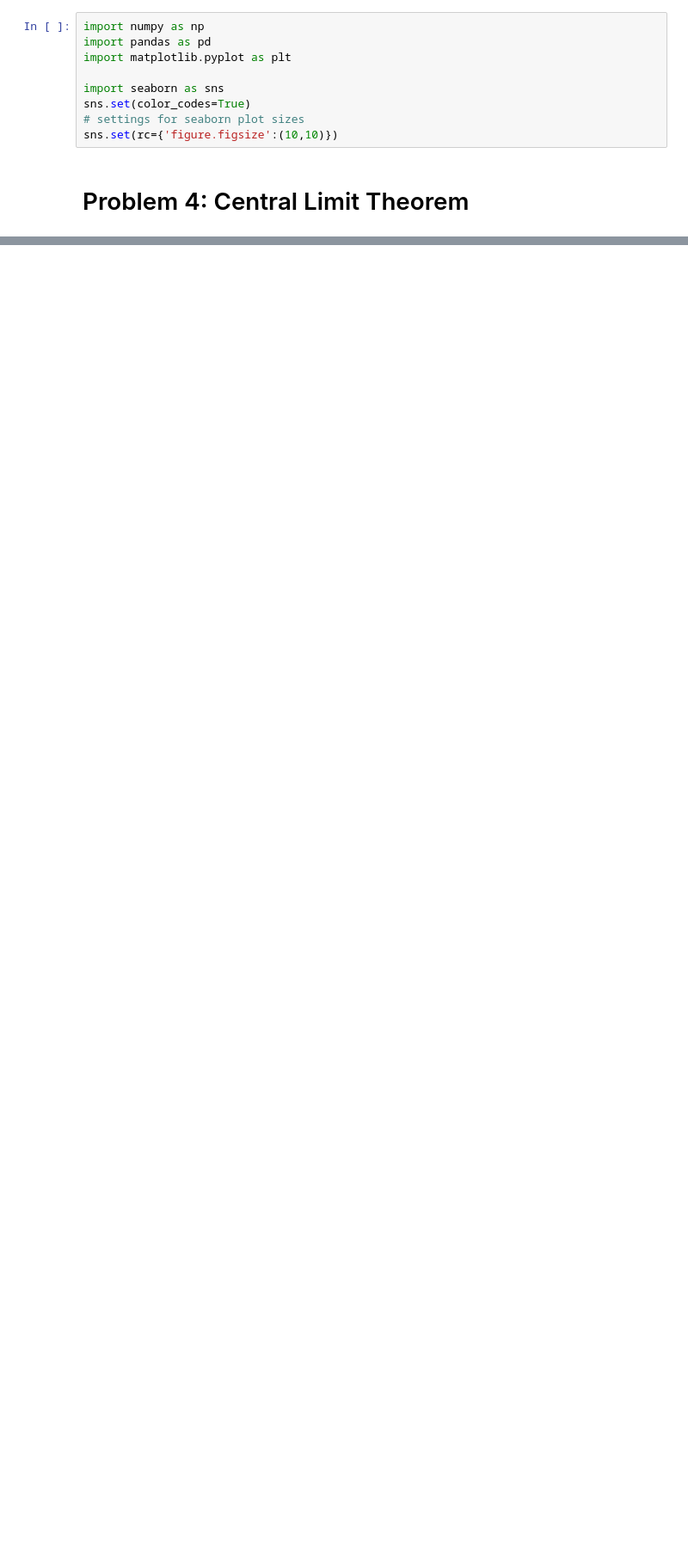
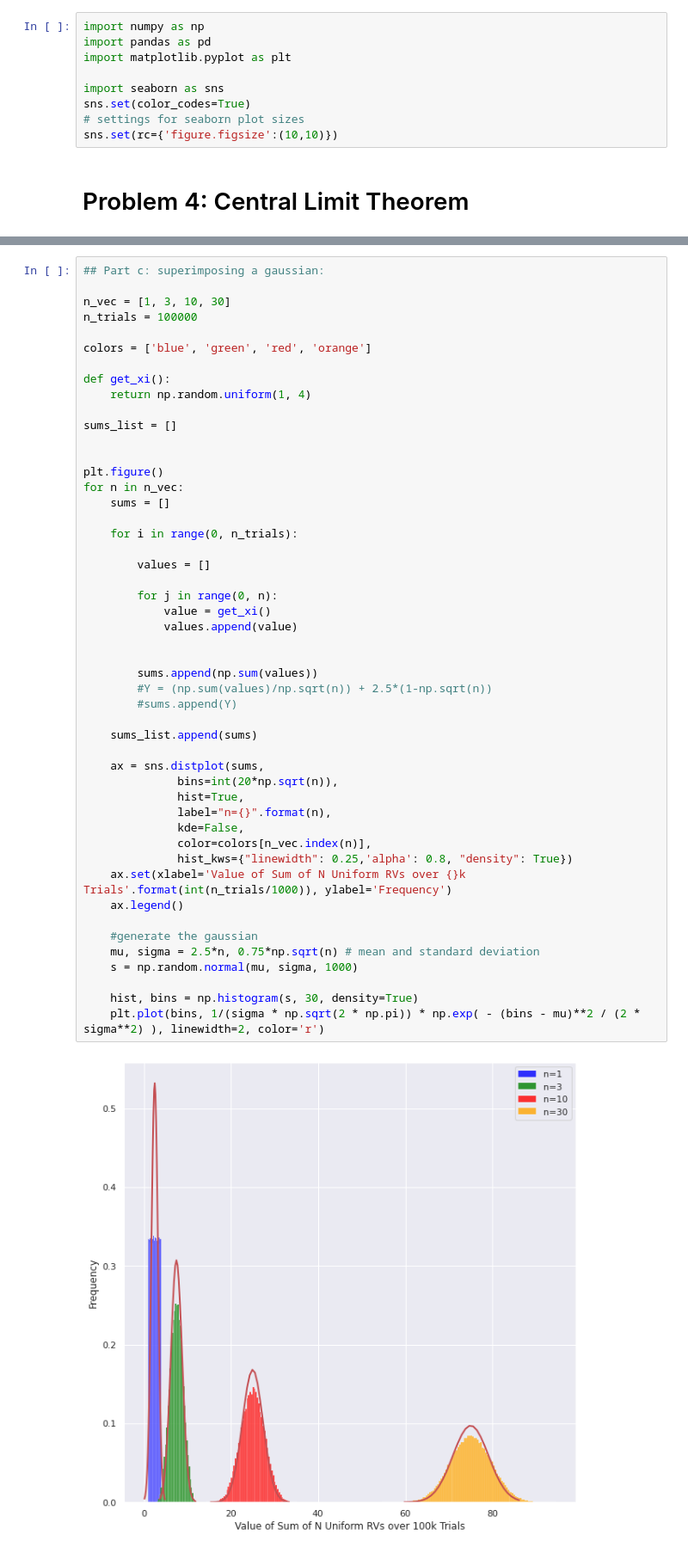
Before and after one commit to krauthammera/ee131a_finalproj, a Jupyter notebook: Problem4.ipynb, the cells around one changed output, grey strips where cells are left out. Shown: that part at 86% size. Drawn from its saved outputs; the diff is of its cells as text; blank space fills up the shorter version.

```diff
--- a/Problem4.ipynb
+++ b/Problem4.ipynb
@@ -107,3 +117,54 @@ plt.legend()
 # %% [output]
 <matplotlib.legend.Legend at 0x...>
 [figure]
+# %%
+## Part c: superimposing a gaussian:
+
+n_vec = [1, 3, 10, 30]
+n_trials = 100000
+
+colors = ['blue', 'green', 'red', 'orange']
+
+def get_xi():
+    return np.random.uniform(1, 4)
+
+sums_list = []
+
+
+plt.figure()
+for n in n_vec:
+    sums = []
+
+    for i in range(0, n_trials):
+
+        values = []
+
+        for j in range(0, n):
+            value = get_xi()
+            values.append(value)
+
+
+        sums.append(np.sum(values))
+        #Y = (np.sum(values)/np.sqrt(n)) + 2.5*(1-np.sqrt(n))
+        #sums.append(Y)
+
+    sums_list.append(sums)
+
+    ax = sns.distplot(sums,
+              bins=int(20*np.sqrt(n)),
+              hist=True,
+              label="n={}".format(n),
+              kde=False,
+              color=colors[n_vec.index(n)],
+              hist_kws={"linewidth": 0.25,'alpha': 0.8, "density": True})
+    ax.set(xlabel='Value of Sum of N Uniform RVs over {}k Trials'.format(int(n_trials/1000)), ylabel='Frequency')
+    ax.legend()
+
+    #generate the gaussian
+    mu, sigma = 2.5*n, 0.75*np.sqrt(n) # mean and standard deviation
+    s = np.random.normal(mu, sigma, 1000)
+
+    hist, bins = np.histogram(s, 30, density=True)
+    plt.plot(bins, 1/(sigma * np.sqrt(2 * np.pi)) * np.exp( - (bins - mu)**2 / (2 * sigma**2) ), linewidth=2, color='r')
+# %% [output]
+[figure, added]
```
Also changed, not shown: parts of 8 cells of this notebook, 8 other files.
